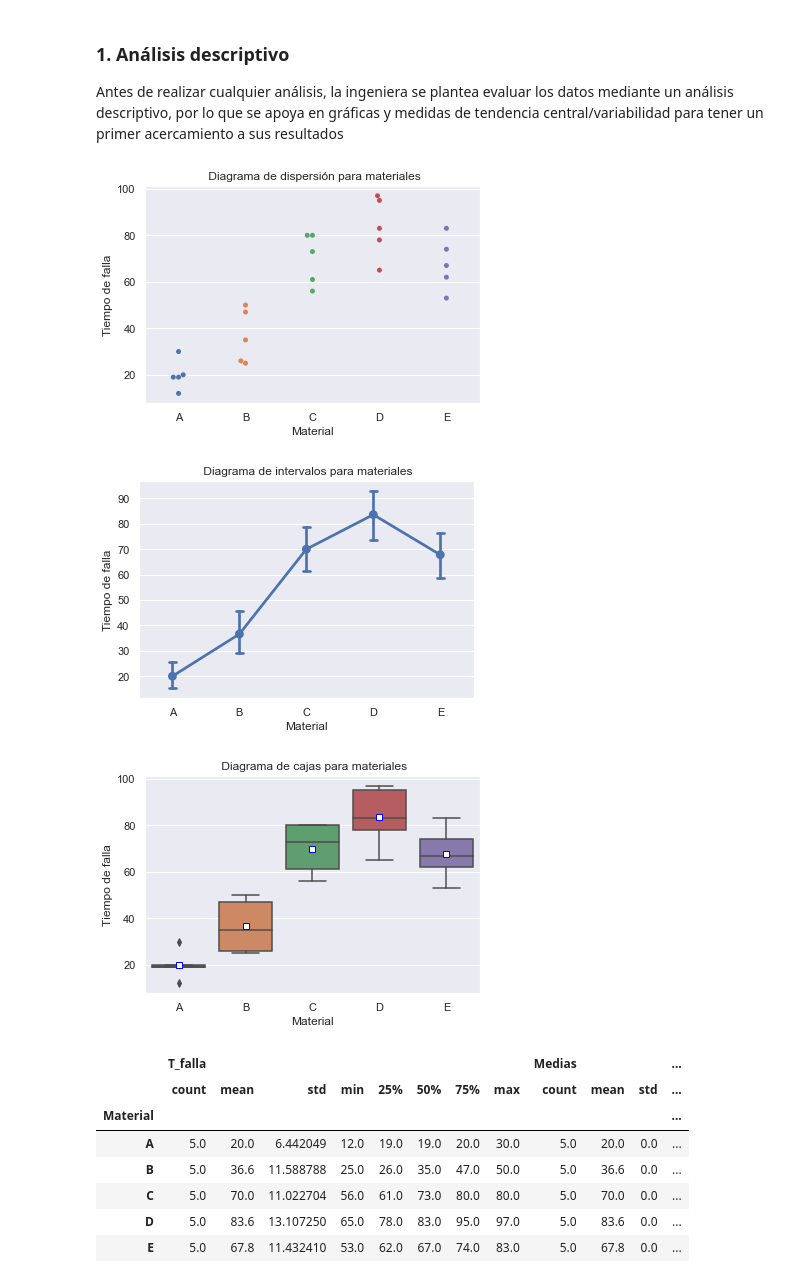
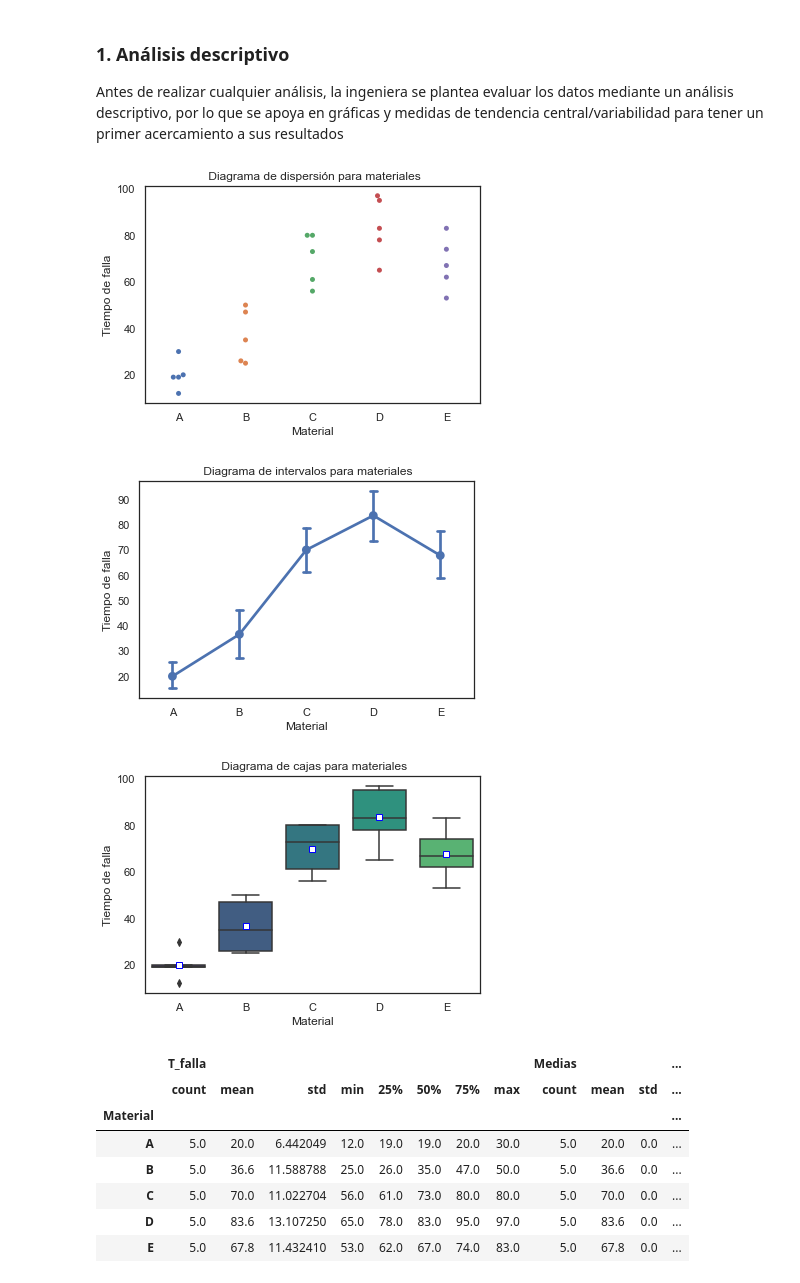
Before and after one commit to OPALO-ESTADISTICA/ANOVA, a Jupyter notebook: ANOVA .ipynb, the cells around one changed output. Drawn from its saved outputs; the diff is of its cells as text; code cells hidden in the pictures.

```diff
--- a/ANOVA .ipynb
+++ b/ANOVA .ipynb
@@ -10,7 +10,7 @@ import statsmodels.api as sm
 from statsmodels.formula.api import ols
 from statsmodels.graphics.api import interaction_plot, abline_plot
 # %%
-sns.set() # Activar el módulo de seaborn para una visualización más estética
+sns.set(style="white", palette="viridis") # Activar el módulo de seaborn para una visualización más estética
 # %% [markdown]
 ## Análisis de varianza para un solo factor
 # %% [markdown]
@@ -32,15 +32,15 @@ sns.swarmplot(x="Material", y="T_falla",data=df)       # Realizar el gráfico us
 plt.ylabel("Tiempo de falla")                          # Agregar nombre al eje y
 plt.title(" Diagrama de dispersión para materiales");  # Agregar título al gráfico
 # %% [output]
-[figure, old version]
+[figure, new version]
 # %%
-# Digrama para intervalos de confianza
+# Digrama para intervalos de confianza (95%)
 
-sns.pointplot(x="Material", y="T_falla",data=df, capsize=0.1, ci=95)
+sns.pointplot(x="Material", y="T_falla",data=df, capsize=0.1, ci=95, dtype=np.float64)
 plt.ylabel("Tiempo de falla")
 plt.title(" Diagrama de intervalos para materiales");
 # %% [output]
-[figure, old version]
+[figure, new version]
 # %%
 # Diagrama de caja por material
 
@@ -49,7 +49,7 @@ sns.boxplot(x="Material", y="T_falla",data=df,showmeans=True,
 plt.ylabel("Tiempo de falla")
 plt.title(" Diagrama de cajas para materiales");
 # %% [output]
-[figure, old version]
+[figure, new version]
 # %%
 # Se usa la función groupby para agrupar las observaciones y sirve para describir los grupos (tratamientos)
 
```
Also changed, not shown: parts of 4 cells of this notebook.
